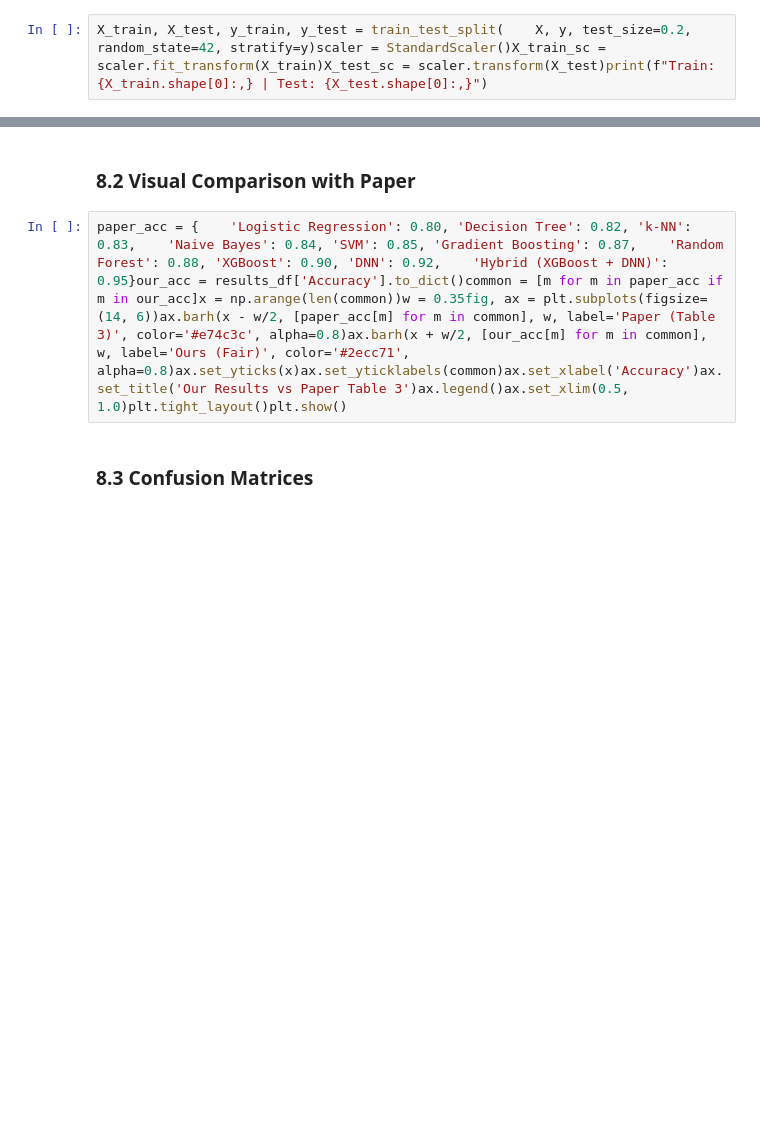
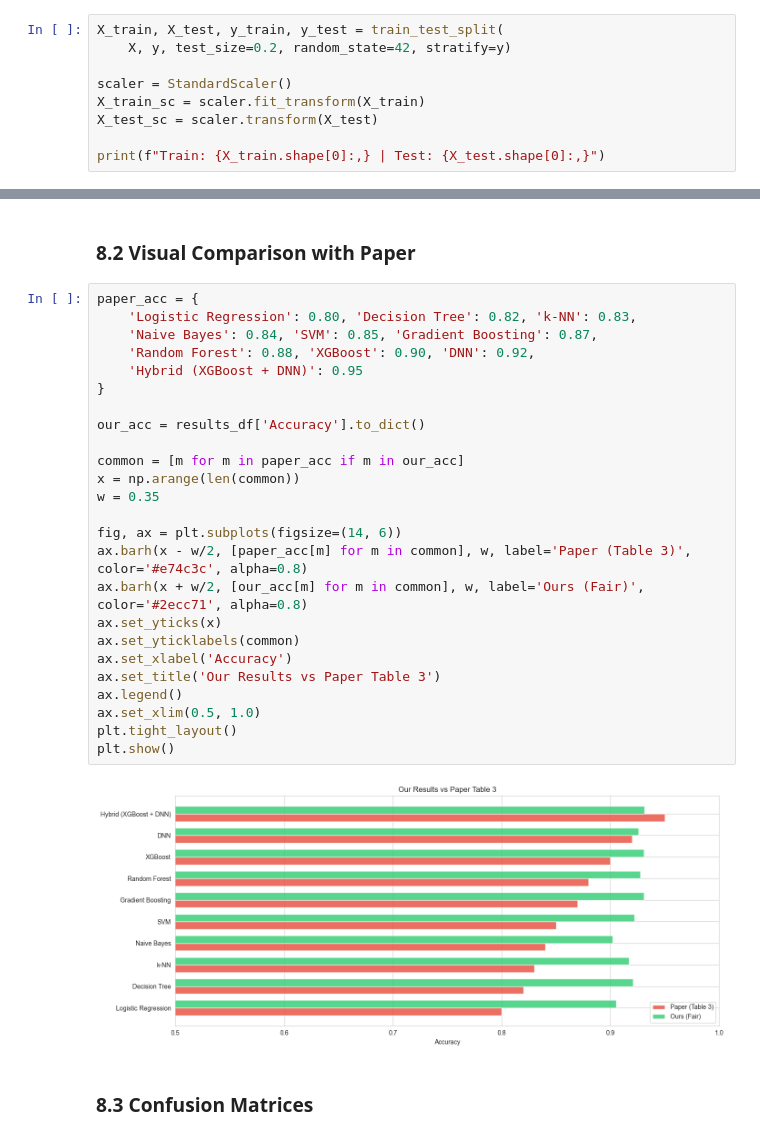
Before and after one commit to BR1WA/energy-forecast-platform, a Jupyter notebook: notebooks/fair_comparison.ipynb, the cells around one changed output, grey strips where cells are left out. Saved outputs shown, nothing was run; the diff lists cells and outputs as text; blank space fills up the shorter version.

```diff
--- a/notebooks/fair_comparison.ipynb
+++ b/notebooks/fair_comparison.ipynb
@@ -23,4 +166,11 @@ threshold = df_hourly['Global_active_power'].median()df_hourly['Label'] = (df_ho
 # %% [markdown]
 ## 6. Train/Test Split & Scaling
 # %%
-X_train, X_test, y_train, y_test = train_test_split(    X, y, test_size=0.2, random_state=42, stratify=y)scaler = StandardScaler()X_train_sc = scaler.fit_transform(X_train)X_test_sc = scaler.transform(X_test)print(f"Train: {X_train.shape[0]:,} | Test: {X_test.shape[0]:,}")
+X_train, X_test, y_train, y_test = train_test_split(
+    X, y, test_size=0.2, random_state=42, stratify=y)
+
+scaler = StandardScaler()
+X_train_sc = scaler.fit_transform(X_train)
+X_test_sc = scaler.transform(X_test)
+
+print(f"Train: {X_train.shape[0]:,} | Test: {X_test.shape[0]:,}")
@@ -61,7 +466,32 @@ results_df = pd.DataFrame(results).set_index('Model')results_df = results_df.sor
 # %% [markdown]
 ### 8.2 Visual Comparison with Paper
 # %%
-paper_acc = {    'Logistic Regression': 0.80, 'Decision Tree': 0.82, 'k-NN': 0.83,    'Naive Bayes': 0.84, 'SVM': 0.85, 'Gradient Boosting': 0.87,    'Random Forest': 0.88, 'XGBoost': 0.90, 'DNN': 0.92,    'Hybrid (XGBoost + DNN)': 0.95}our_acc = results_df['Accuracy'].to_dict()common = [m for m in paper_acc if m in our_acc]x = np.arange(len(common))w = 0.35fig, ax = plt.subplots(figsize=(14, 6))ax.barh(x - w/2, [paper_acc[m] for m in common], w, label='Paper (Table 3)', color='#e74c3c', alpha=0.8)ax.barh(x + w/2, [our_acc[m] for m in common], w, label='Ours (Fair)', color='#2ecc71', alpha=0.8)ax.set_yticks(x)ax.set_yticklabels(common)ax.set_xlabel('Accuracy')ax.set_title('Our Results vs Paper Table 3')ax.legend()ax.set_xlim(0.5, 1.0)plt.tight_layout()plt.show()
+paper_acc = {
+    'Logistic Regression': 0.80, 'Decision Tree': 0.82, 'k-NN': 0.83,
+    'Naive Bayes': 0.84, 'SVM': 0.85, 'Gradient Boosting': 0.87,
+    'Random Forest': 0.88, 'XGBoost': 0.90, 'DNN': 0.92,
+    'Hybrid (XGBoost + DNN)': 0.95
+}
+
+our_acc = results_df['Accuracy'].to_dict()
+
+common = [m for m in paper_acc if m in our_acc]
+x = np.arange(len(common))
+w = 0.35
+
+fig, ax = plt.subplots(figsize=(14, 6))
+ax.barh(x - w/2, [paper_acc[m] for m in common], w, label='Paper (Table 3)', color='#e74c3c', alpha=0.8)
+ax.barh(x + w/2, [our_acc[m] for m in common], w, label='Ours (Fair)', color='#2ecc71', alpha=0.8)
+ax.set_yticks(x)
+ax.set_yticklabels(common)
+ax.set_xlabel('Accuracy')
+ax.set_title('Our Results vs Paper Table 3')
+ax.legend()
+ax.set_xlim(0.5, 1.0)
+plt.tight_layout()
+plt.show()
+# %% [output]
+[figure, added]
 # %% [markdown]
 ### 8.3 Confusion Matrices
 # %%
```
Also changed, not shown: parts of 22 cells of this notebook, 30 other files.
